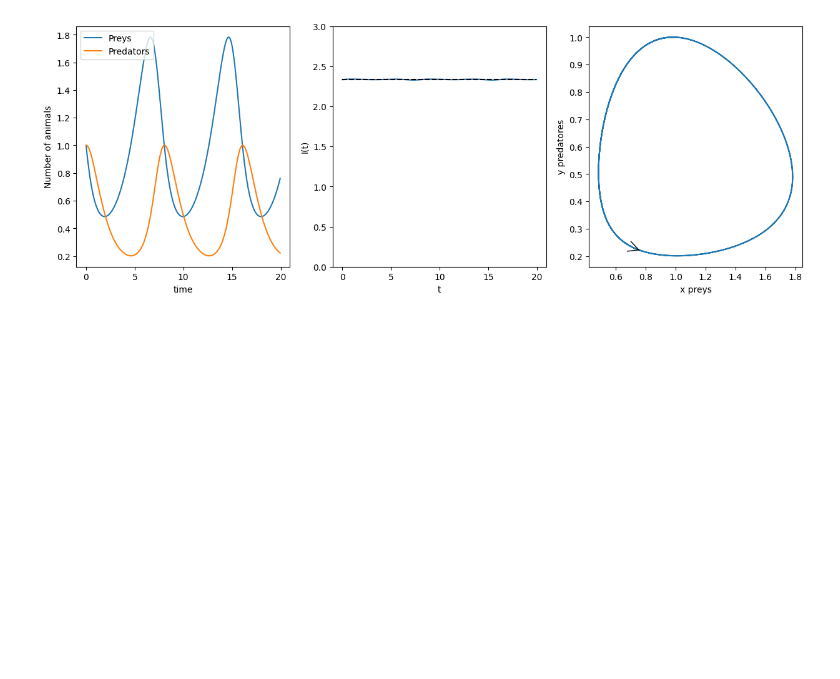
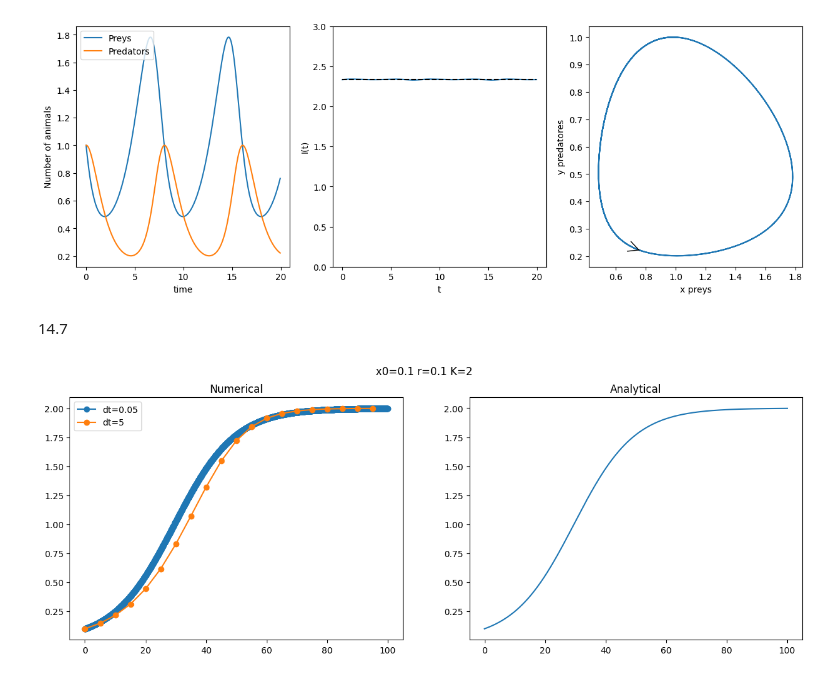
Before and after one commit to heden1/Simulation-of-complex-systems, a Jupyter notebook: HW4.ipynb, the cells around one changed output. Saved outputs shown, nothing was run; the diff lists cells and outputs as text; code cells hidden in the pictures; blank space fills up the shorter version.

```diff
--- a/HW4.ipynb
+++ b/HW4.ipynb
@@ -108,3 +157,9 @@ LotkaVolterraModel(ImplicitEulerIntegration)
 LotkaVolterraModel(SymplecticEulerIntegration)
 # %% [output]
 [figure]
+# %% [markdown]
+14.7
+# %%
+PlotLogisticGrowthModel(LogisticEquationNumericalExplicit)
+# %% [output]
+[figure, added]
```
Also changed, not shown: parts of 4 cells of this notebook.
